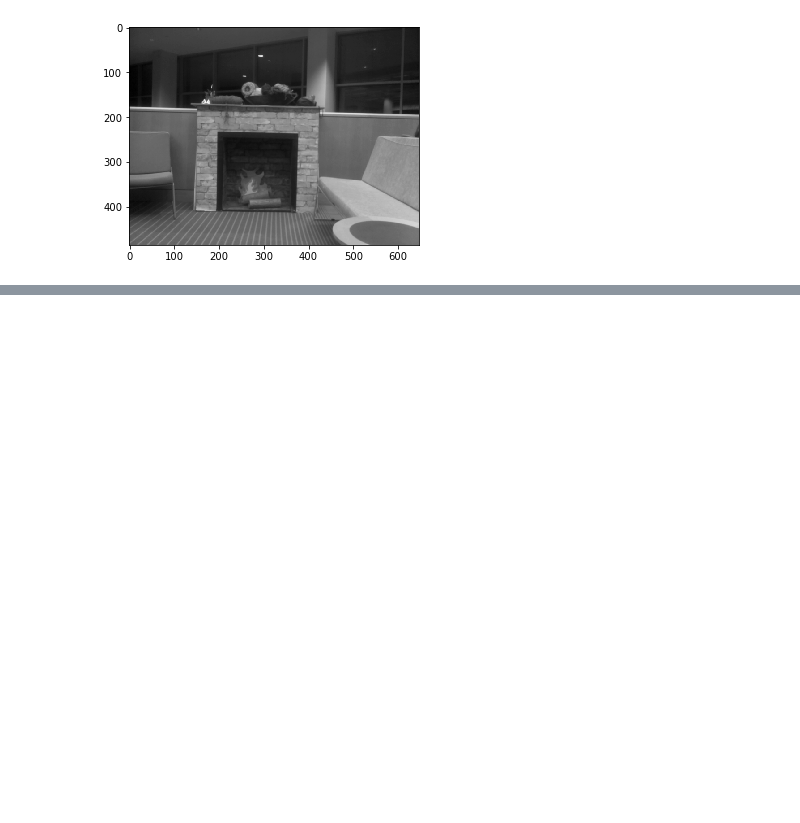
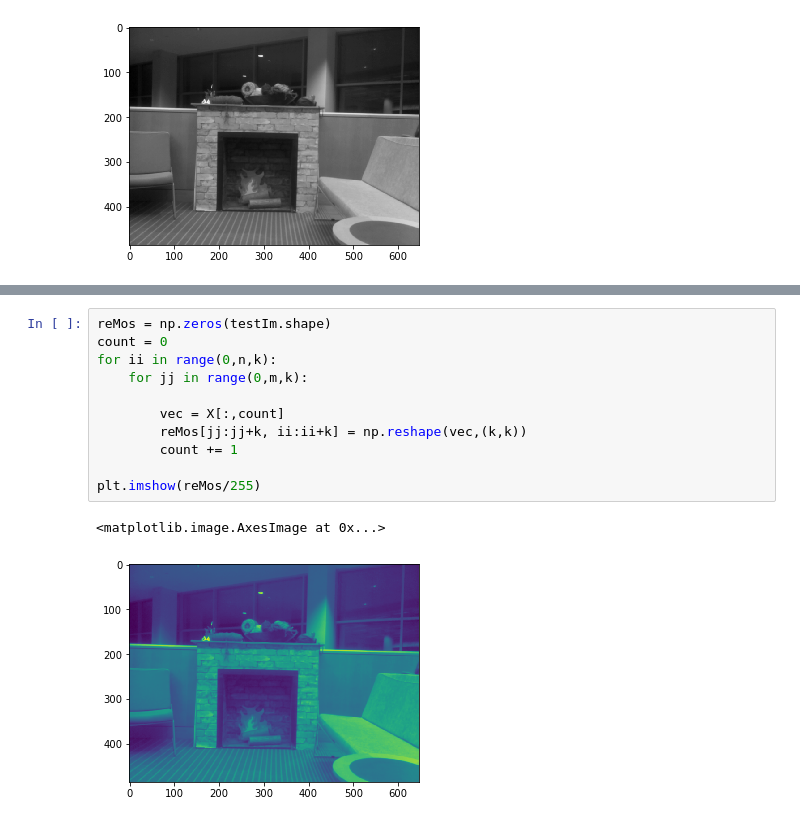
Before and after one commit to newsch/wonky-bobbin, a Jupyter notebook: PCAbw.ipynb, the cells around one changed output, grey strips where cells are left out. Saved outputs shown, nothing was run; the diff lists cells and outputs as text; blank space fills up the shorter version.

```diff
--- a/PCAbw.ipynb
+++ b/PCAbw.ipynb
@@ -36,0 +63,14 @@ for i in range(w):
+# %%
+reMos = np.zeros(testIm.shape)
+count = 0
+for ii in range(0,n,k):
+    for jj in range(0,m,k):
+
+        vec = X[:,count]
+        reMos[jj:jj+k, ii:ii+k] = np.reshape(vec,(k,k))
+        count += 1
+
+plt.imshow(reMos/255)
+# %% [output]
+<matplotlib.image.AxesImage at 0x...>
+[figure, added]
```
Also changed, not shown: parts of 10 cells of this notebook, 2 other files.
